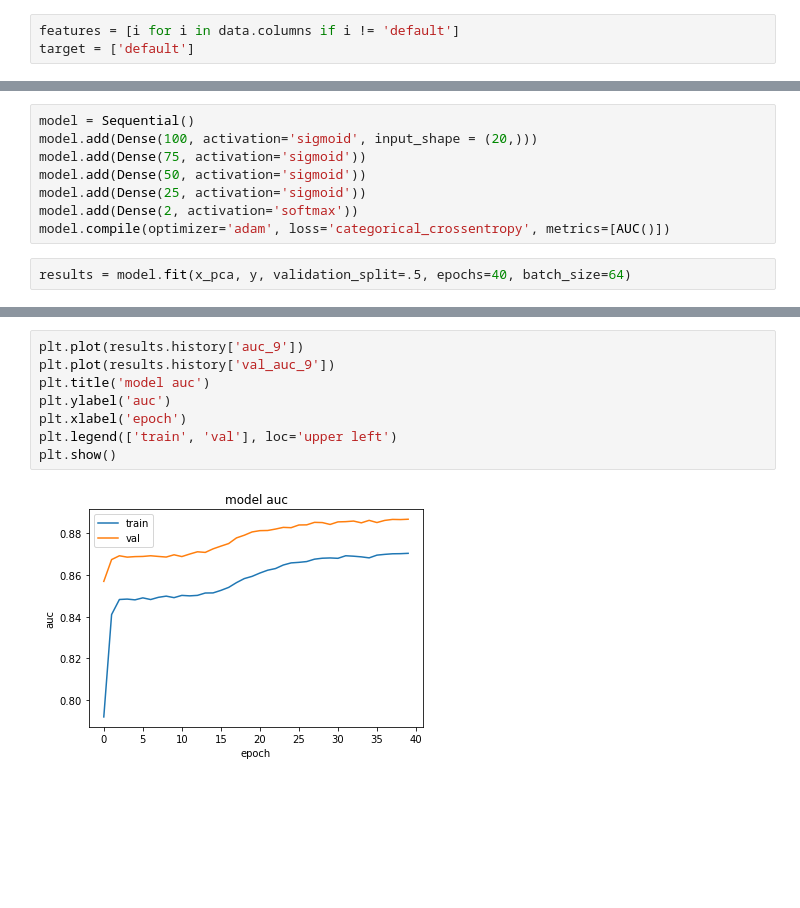
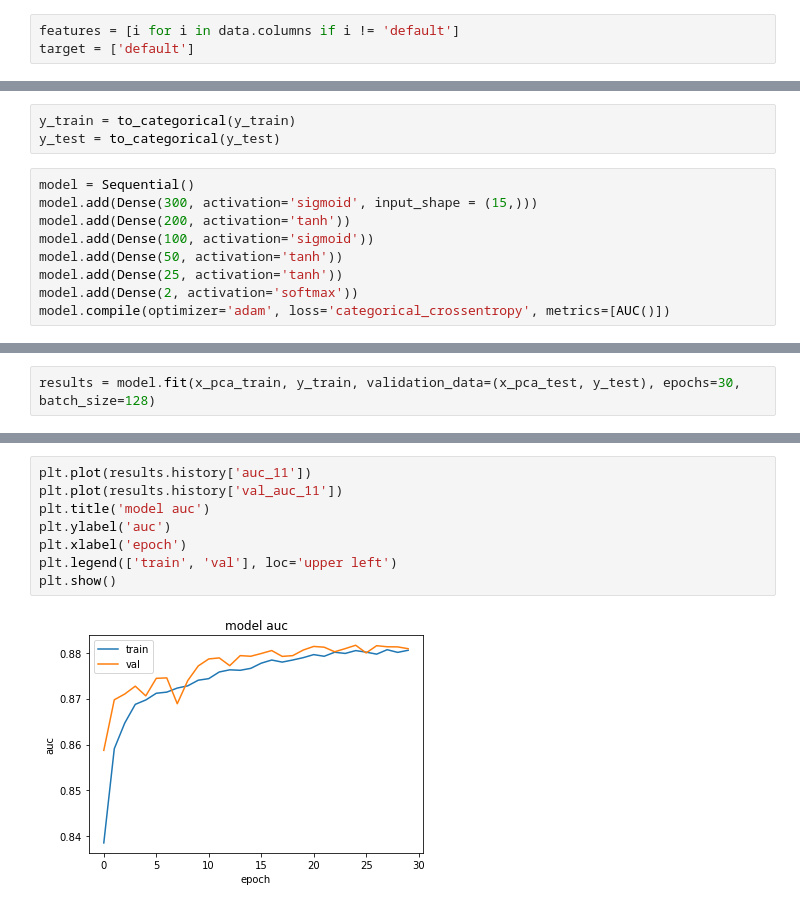
Before and after one commit to JideOkesanjo/DataScience-Capstone-Projects, a Jupyter notebook: credit_default_deep_learning.ipynb, the cells around one changed output, grey strips where cells are left out. Cells and saved outputs as stored; diff of their text form; blank space fills up the shorter version.

```diff
--- a/credit_default_deep_learning.ipynb
+++ b/credit_default_deep_learning.ipynb
@@ -109,10 +93,12 @@ y = to_categorical(y)
+# %%
+y_train = to_categorical(y_train)
+y_test = to_categorical(y_test)
 # %%
 model = Sequential()
-model.add(Dense(100, activation='sigmoid', input_shape = (20,)))
-model.add(Dense(75, activation='sigmoid'))
-model.add(Dense(50, activation='sigmoid'))
-model.add(Dense(25, activation='sigmoid'))
+model.add(Dense(300, activation='sigmoid', input_shape = (15,)))
+model.add(Dense(200, activation='tanh'))
+model.add(Dense(100, activation='sigmoid'))
+model.add(Dense(50, activation='tanh'))
+model.add(Dense(25, activation='tanh'))
 model.add(Dense(2, activation='softmax'))
 model.compile(optimizer='adam', loss='categorical_crossentropy', metrics=[AUC()])
-# %%
-results = model.fit(x_pca, y, validation_split=.5, epochs=40, batch_size=64)
@@ -136,0 +105,2 @@ Epoch 40/40
+# %%
+results = model.fit(x_pca_train, y_train, validation_data=(x_pca_test, y_test), epochs=30, batch_size=128)
@@ -147,10 +135,10 @@ plt.show()
 # %%
-plt.plot(results.history['auc_9'])
-plt.plot(results.history['val_auc_9'])
+plt.plot(results.history['auc_11'])
+plt.plot(results.history['val_auc_11'])
 plt.title('model auc')
 plt.ylabel('auc')
 plt.xlabel('epoch')
 plt.legend(['train', 'val'], loc='upper left')
 plt.show()
 # %% [output]
-[figure, old version]
+[figure, new version]
```
Also changed, not shown: parts of 19 cells of this notebook.
